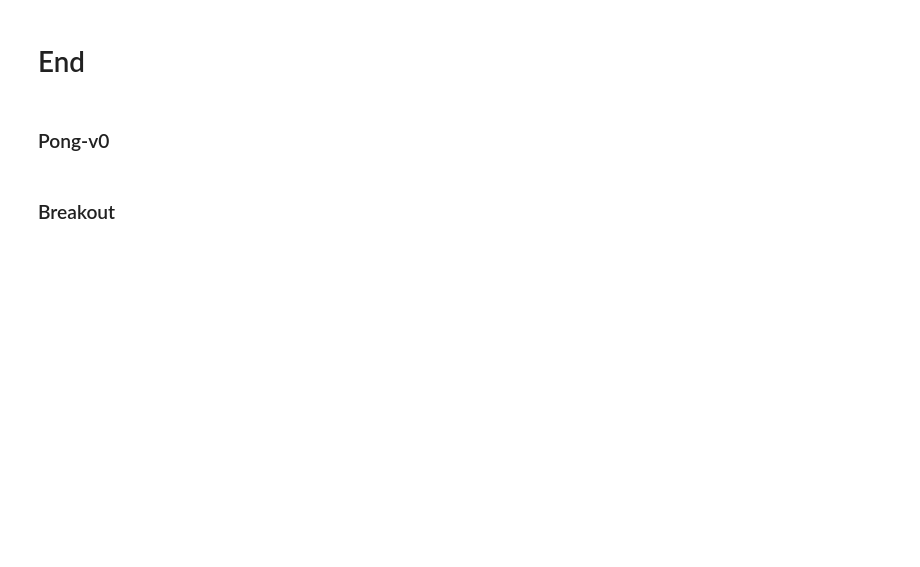
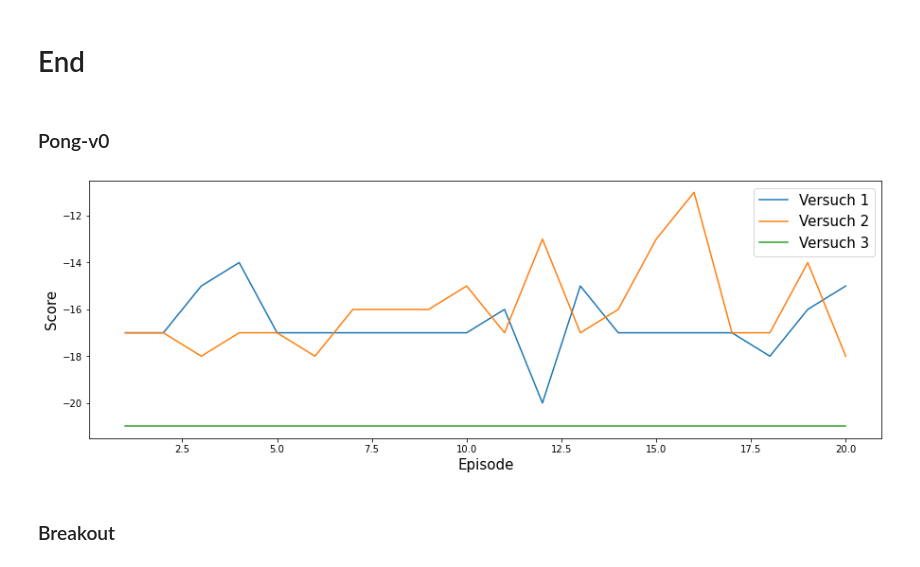
Before and after one commit to CKeibel/Playing-Atari-Deep-Learning-only, a Jupyter notebook: Auswertung.ipynb, the cells around one changed output. Cells and saved outputs as stored; diff of their text form; code cells hidden in the pictures; blank space fills up the shorter version.

```diff
--- a/Auswertung.ipynb
+++ b/Auswertung.ipynb
@@ -1012,17 +1012,26 @@ plt.show()
 # %% [markdown]
 ### Pong-v0
 # %%
-nn = pd.read_csv("resized_grayscale_model_data/Pong-v0_nn_1500Examples_85Epochs.csv")
+nn = pd.read_csv("models_in_action/01_resized_and_grayscale_imgs/rewards/Pong-v0.csv")
 nn.index = np.arange(1, len(nn) + 1)
 
-stack = pd.read_csv("framestack_model_data/Pong-v0_nn_framestack_1500Examples_85Epochs.csv")
+stack = pd.read_csv("models_in_action/02_framestack_model/rewards/Pong-v0.csv")
 stack.index = np.arange(1, len(stack) + 1)
+
+seq = pd.read_csv("models_in_action/03_sequences/rewards/Pong-v0.csv")
+seq.index = np.arange(1, len(stack) + 1)
 
 plt.figure(figsize=(15,5))
 plt.plot(nn['Rewards'], label="Versuch 1")
 plt.plot(stack['Rewards'], label="Versuch 2")
+plt.plot(seq['Rewards'], label="Versuch 3")
+plt.xlabel("Episode", fontsize="15")
+plt.ylabel("Score", fontsize="15")
+
 plt.legend(fontsize="15")
 plt.show()
+# %% [output]
+[figure, added]
 # %% [markdown]
 ### Breakout
 # %%
```
Also changed, not shown: parts of 4 cells of this notebook.
